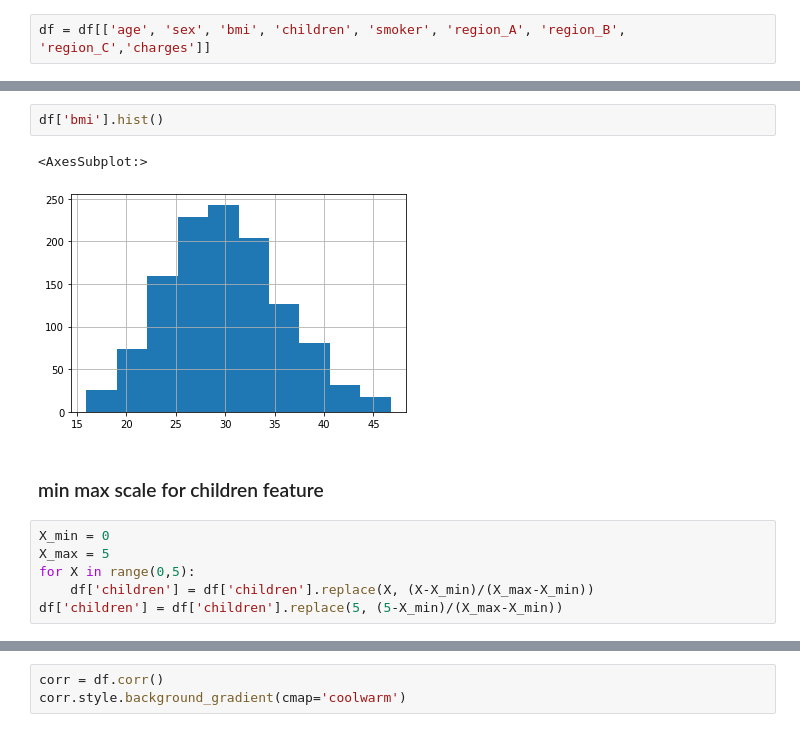
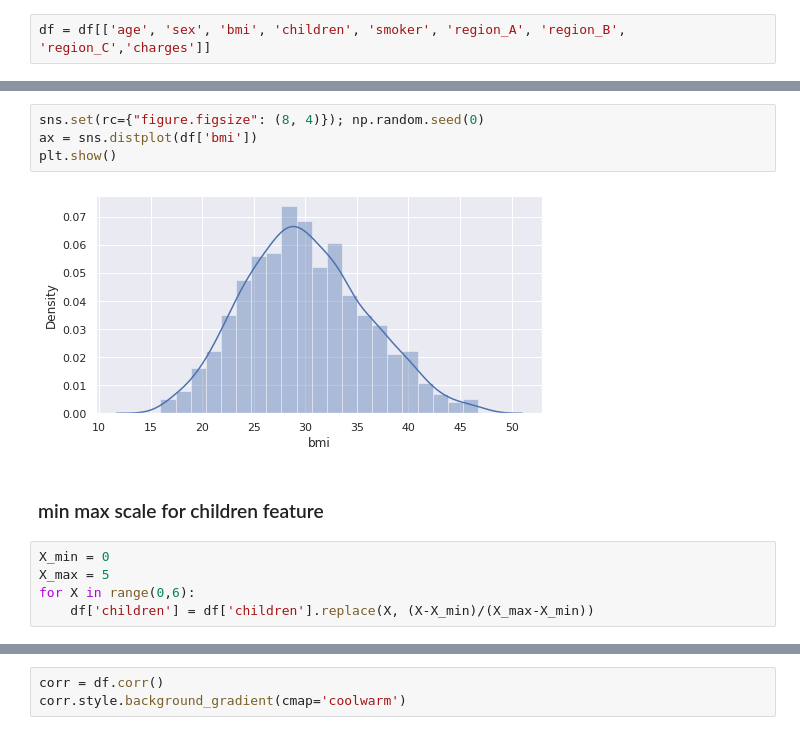
Before and after one commit to MahdiTadayon/My-Projects, a Jupyter notebook: MedicalCostPersonal .ipynb, the cells around one changed output, grey strips where cells are left out. Saved outputs shown, nothing was run; the diff lists cells and outputs as text.

```diff
--- a/MedicalCostPersonal .ipynb
+++ b/MedicalCostPersonal .ipynb
@@ -384,13 +322,13 @@ df
 # %%
-df['bmi'].hist()
+sns.set(rc={"figure.figsize": (8, 4)}); np.random.seed(0)
+ax = sns.distplot(df['bmi'])
+plt.show()
 # %% [output]
-<AxesSubplot:>
-[figure, old version]
+[figure, new version]
 # %% [markdown]
 ### min max scale for children feature
 # %%
 X_min = 0
 X_max = 5
-for X in range(0,5):
+for X in range(0,6):
     df['children'] = df['children'].replace(X, (X-X_min)/(X_max-X_min))
-df['children'] = df['children'].replace(5, (5-X_min)/(X_max-X_min))
```
Also changed, not shown: parts of 19 cells of this notebook.
